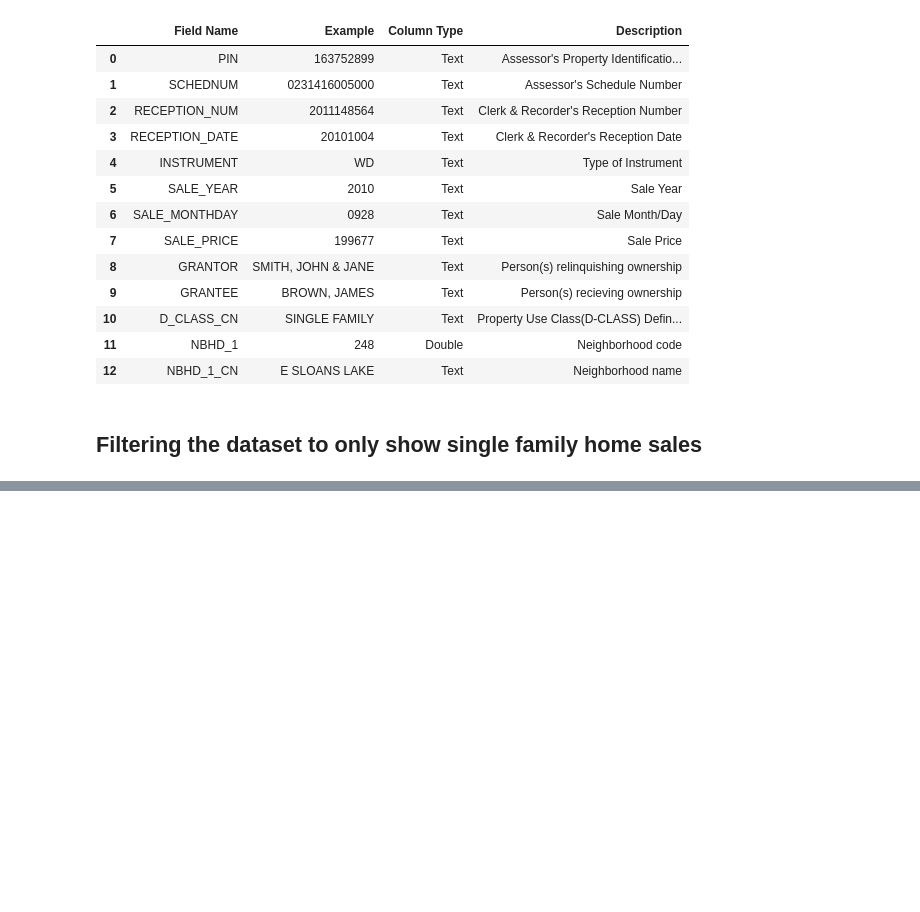
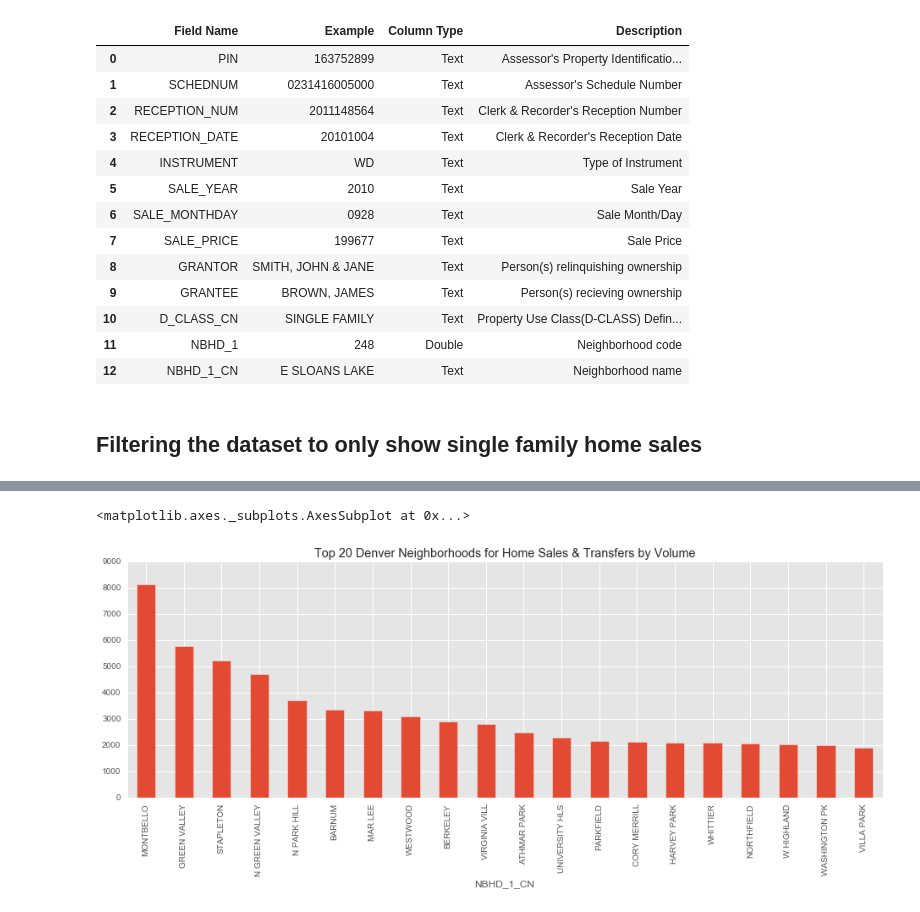
Before and after one commit to trcasey/datascience, a Jupyter notebook: 4.1 Data Story.ipynb, the cells around one changed output, grey strips where cells are left out. Cells and saved outputs as stored; diff of their text form; code cells hidden in the pictures; blank space fills up the shorter version.

Commit message:
Added dataset and some visualizations

```diff
--- a/4.1 Data Story.ipynb
+++ b/4.1 Data Story.ipynb
@@ -48,3 +48,10 @@ df_sales.groupby('SALE_YEAR').size().plot('bar',
 # %% [output]
 <matplotlib.axes._subplots.AxesSubplot at 0x...>
 [figure]
+# %%
+df_sales.groupby('NBHD_1_CN').size().sort_values(ascending=False).head(20).plot('bar',
+                                          figsize=(16, 5),
+                                          title= "Top 20 Denver Neighborhoods for Home Sales & Transfers by Volume")
+# %% [output]
+<matplotlib.axes._subplots.AxesSubplot at 0x...>
+[figure, added]
```
Also changed, not shown: parts of 8 cells of this notebook, 1 other file.
